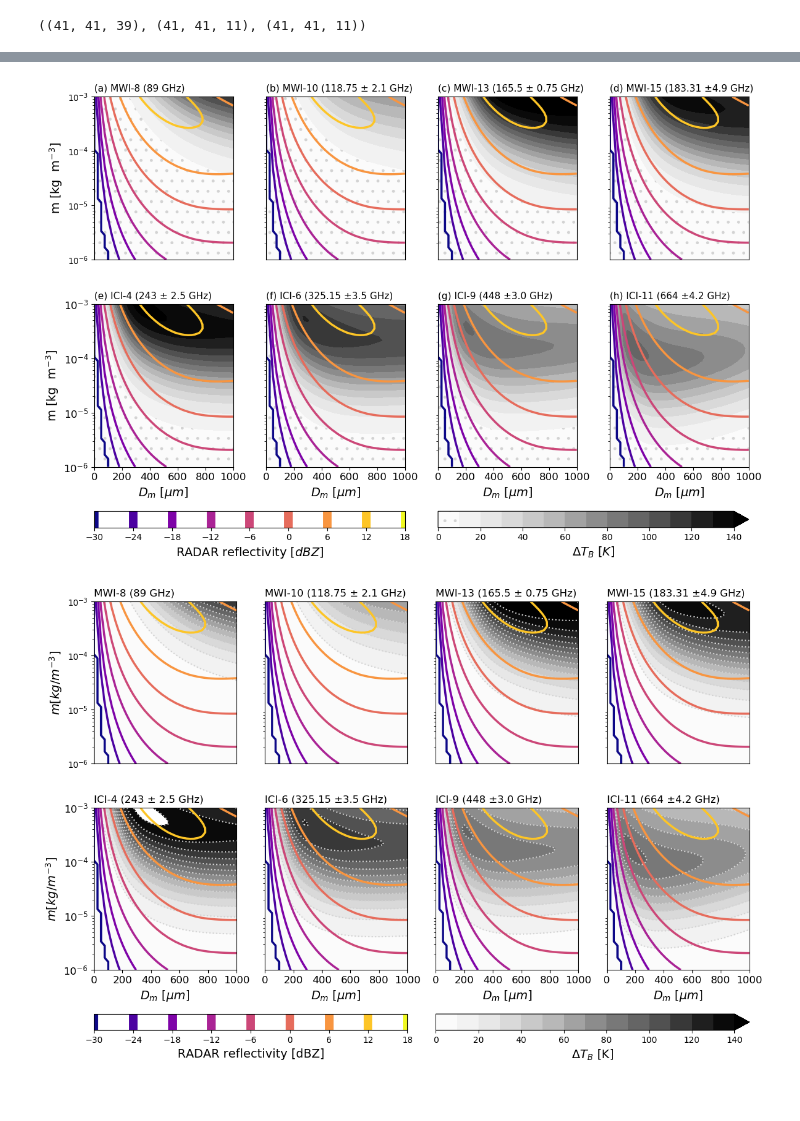
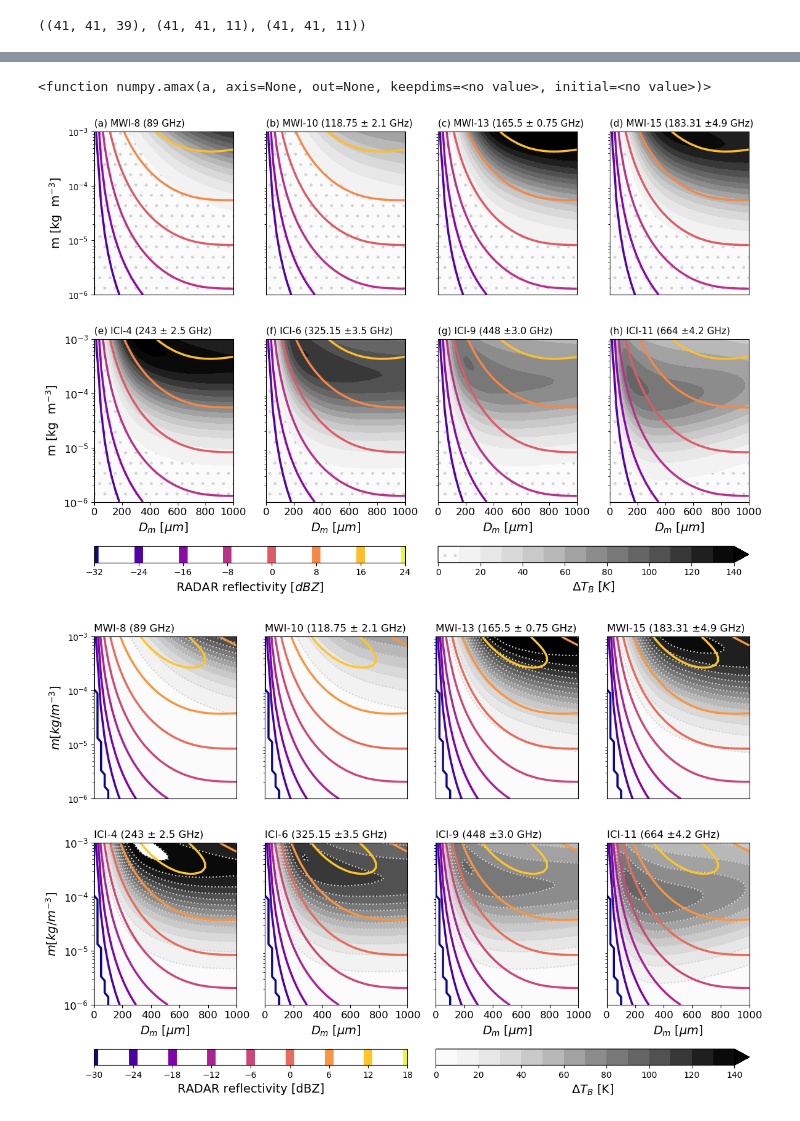
Before and after one commit to simonpf/mcrf, a Jupyter notebook: notebooks/liras/simple_cloud.ipynb, the cells around one changed output, grey strips where cells are left out. Saved outputs shown, nothing was run; the diff lists cells and outputs as text; code cells hidden in the pictures.

```diff
--- a/notebooks/liras/simple_cloud.ipynb
+++ b/notebooks/liras/simple_cloud.ipynb
@@ -150,3 +198,7 @@ plt.matshow(dy < 0)
+# %%
+np.max
+# %% [output]
+<function numpy.amax(a, axis=None, out=None, keepdims=<no value>, initial=<no value>)>
 # %%
 %matplotlib inline
 from mcrf.utils import setup_notebook
@@ -185,7 +237,8 @@ for i, (c, n) in enumerate(zip(channels_mwi, names_mwi)):
     dy = np.maximum(dy, 1.0)
     cntr_p = ax.contourf(dm, m, dy, cmap = "Greys", norm = norm, extend = "max",
                          levels = levels, linestyles = [":"], hatches = hatches, linecolor = "grey")
-    ax.contour(dm, m, y_lcpr[:, :, 20], cmap = "plasma", linewidths = [2.5])
+    z = np.max(y_lcpr[:, :, :], axis = -1)
+    ax.contour(dm, m, z, cmap = "plasma", linewidths = [2.5])
     ax.set_xlim([0.0, 1e3])
     ax.set_yscale("log")
     ax.set_title(n, loc = "left", fontsize = 11)
@@ -205,39 +258,40 @@ for i, (c, n) in enumerate(zip(channels_ici, names_ici)):
     dy = np.maximum(dy, 1e-6)
     ax.contourf(dm, m, dy, cmap = "Greys", norm = norm, levels = levels, hatches = hatches, extend = "max")
     #ax.contour(dm, m, dy, colors = "k", norm = norm, levels = levels, linestyles = [":"])
-    cntr_r = ax.contour(dm, m, y_lcpr[:, :, 20], cmap = "plasma", linewidths = [2.5])
+    z = np.max(y_lcpr[:, :, :], axis = -1)
+    cntr_r = ax.contour(dm, m, z, cmap = "plasma", linewidths = [2.5])
     ax.set_xlim([0.0, 1e3])
     ax.set_xlabel("$D_m$ [$\mu m$]", fontsize = 14)
     ax.set_yscale("log")
     ax.set_title(n, loc = "left", fontsize = 11)
 
     if i == 0:
         ax.set_ylabel("m [kg  m$^{-3}$]", fontsize = 14)
         for tick in ax.yaxis.get_major_ticks():
             tick.label.set_fontsize(12)
     for tick in ax.xaxis.get_major_ticks():
         tick.label.set_fontsize(12)
 
     if i > 0:
         ax.set_yticks([])
 
 ax = plt.subplot(gs[-1, :2])
 cntr_r.linewidths = [6.0]
 cbar = plt.colorbar(cntr_r, cax = ax, label = "RADAR reflectivity [$dBZ$]", orientation = "horizontal")
 cbar.ax.xaxis.label.set_fontsize(14)
 lc = ax.get_children()[0]
 lc.set_linewidths([10.0])
 
 ax = plt.subplot(gs[-1, 2:])
 cbar = plt.colorbar(cntr_p, cax = ax, label = "$\Delta T_B$ [$K$]", orientation = "horizontal")
 cbar.ax.xaxis.label.set_fontsize(14)
 ps = ax.get_children()[0]
 ps.set_edgecolor("lightgrey")
 
 plt.tight_layout()
 plt.savefig("../../plots/contours.pdf", bbox_inches = "tight")
 # %% [output]
-[figure, old version]
+[figure, new version]
 # %%
 %matplotlib inline
 from mcrf.utils import setup_notebook
```
Also changed, not shown: parts of 4 cells of this notebook, 19 other files.
